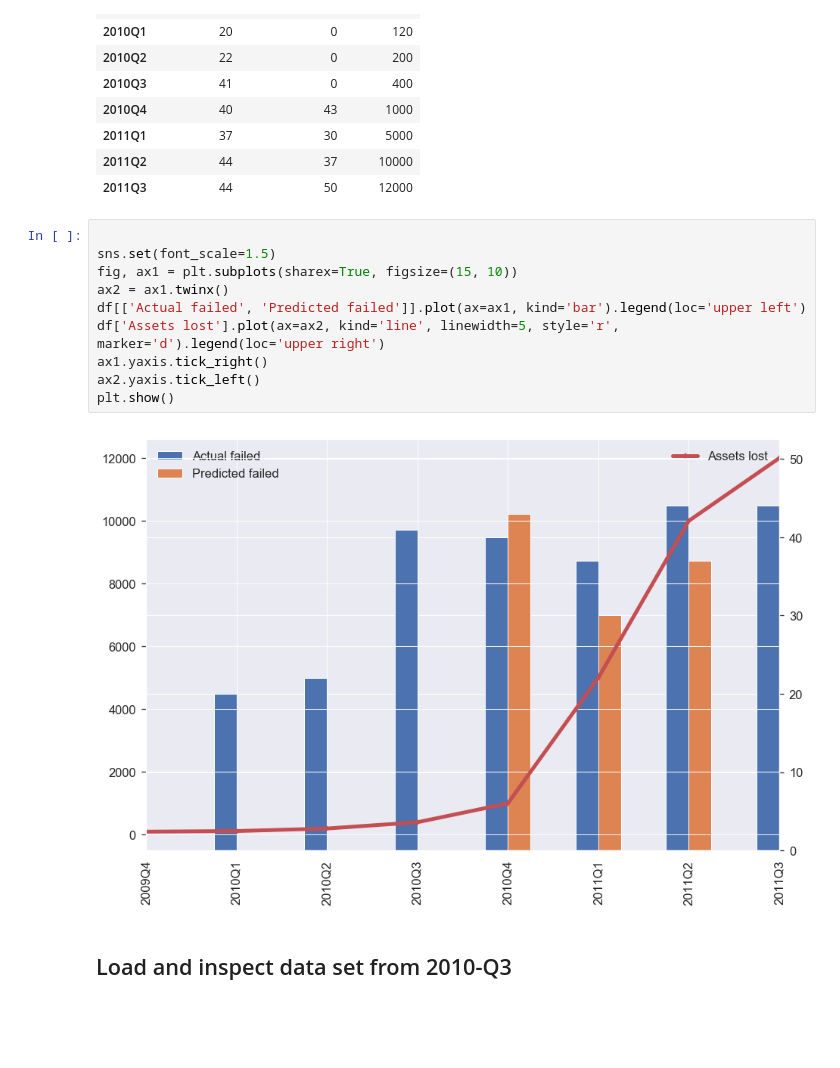
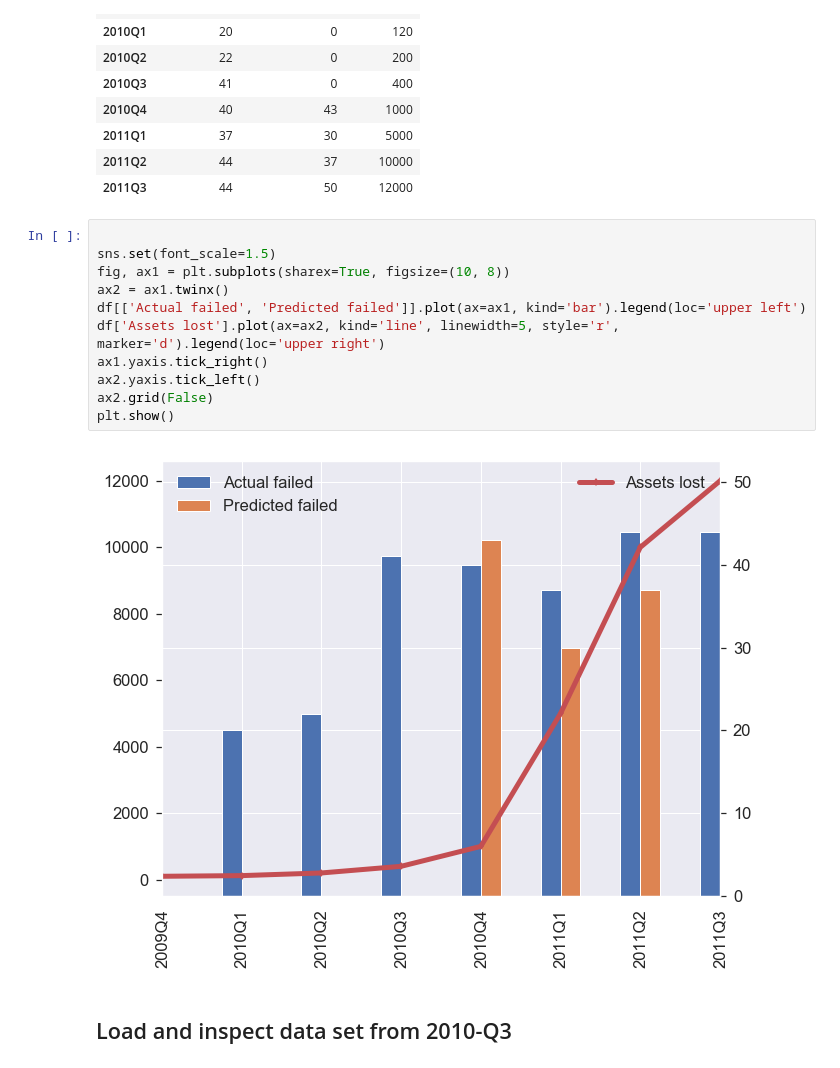
Before and after one commit to allaccountstaken/predicting_bank_distress, a Jupyter notebook: basic_model.ipynb, the cells around one changed output. Cells and saved outputs as stored; diff of their text form; blank space fills up the shorter version.

```diff
--- a/basic_model.ipynb
+++ b/basic_model.ipynb
@@ -65,15 +69,16 @@ df
 # %%
 
 sns.set(font_scale=1.5)
-fig, ax1 = plt.subplots(sharex=True, figsize=(15, 10))
+fig, ax1 = plt.subplots(sharex=True, figsize=(10, 8))
 ax2 = ax1.twinx()
 df[['Actual failed', 'Predicted failed']].plot(ax=ax1, kind='bar').legend(loc='upper left')
 df['Assets lost'].plot(ax=ax2, kind='line', linewidth=5, style='r', marker='d').legend(loc='upper right')
 ax1.yaxis.tick_right()
 ax2.yaxis.tick_left()
+ax2.grid(False)
 plt.show()
 # %% [output]
-[figure, old version]
+[figure, new version]
 # %% [markdown]
 ## Load and inspect data set from 2010-Q3
 # %%
```
Also changed, not shown: parts of 6 cells of this notebook, 5 other files.
